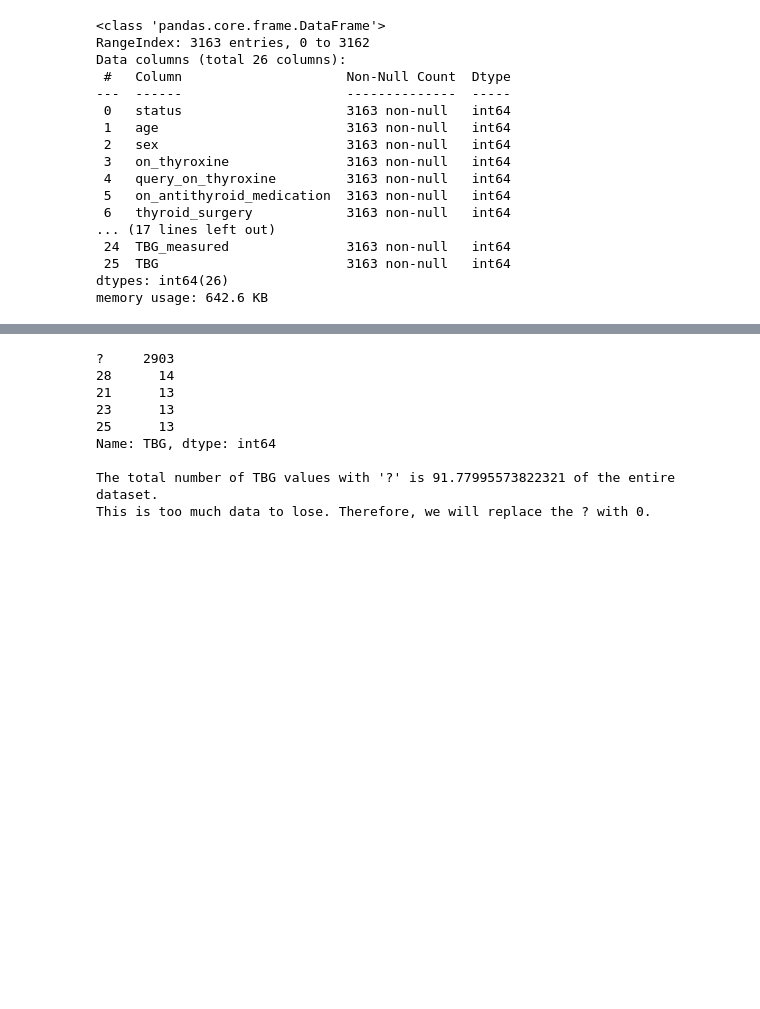
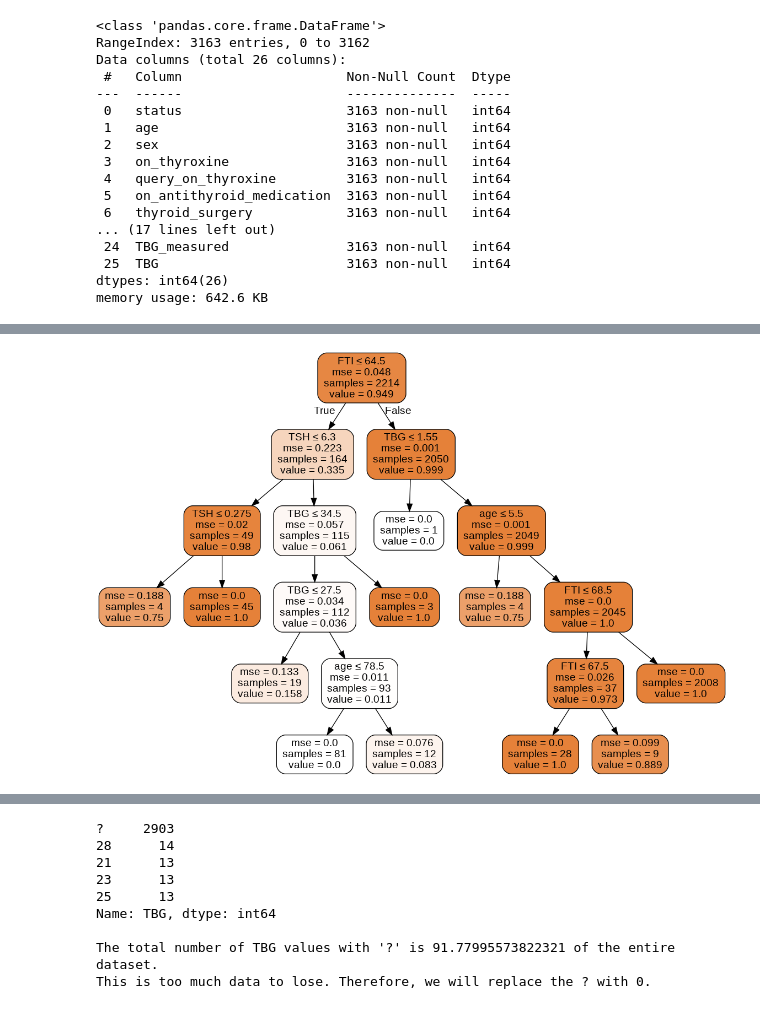
Before and after one commit to veronica1013/Test-for-Hypothyroidism, a Jupyter notebook: Moringa_Data_Science_Core_Module2_W8_Independent_Project_2021_10_Veronica_Isiaho_Python_Notebook_ipynb.ipynb, the cells around one changed output, grey strips where cells are left out. Drawn from its saved outputs; the diff is of its cells as text; code cells hidden in the pictures; blank space fills up the shorter version.

```diff
--- a/Moringa_Data_Science_Core_Module2_W8_Independent_Project_2021_10_Veronica_Isiaho_Python_Notebook_ipynb.ipynb
+++ b/Moringa_Data_Science_Core_Module2_W8_Independent_Project_2021_10_Veronica_Isiaho_Python_Notebook_ipynb.ipynb
@@ -410,0 +518,18 @@ data_df.shape
+# %%
+# Predict hit target of an employee, based on their attendance record
+from sklearn.tree import DecisionTreeRegressor
+from sklearn.model_selection import train_test_split
+
+# Split the independent and dependent variables
+# y label is the status variable from the encoded dataframe (encoding_df) to enable calculate RMSE
+# but all the x lables are from the original dataframe (data_df)
+y = encoding_df['status'].values
+
+# select the test features
+test_features = ['age', 'TSH', 'T3', 'TT4', 'T4U', 'FTI', 'TBG']
+
+# X variables
+X = data_df[test_features].values
+
+# Train using 70% of the data.
+X_train, X_test, y_train, y_test = train_test_split(X, y, test_size=0.3, random_state=0)
@@ -410,0 +575,13 @@ data_df.shape
+# %%
+# Retrain the model by Creating a decision tree classifier with a maximum depth of 5 and min_samples_split of 30
+tree = DecisionTreeRegressor(min_samples_split = 30, max_depth=5)
+
+# Train it on our training set.
+tree = tree.fit(X_train, y_train)
+
+# Predict based on the model we've trained
+y_pred = tree.predict(X_test)
+
+comparison_frame = pd.DataFrame({'Actual': y_test.flatten(), 'Predicted': y_pred.flatten()})
+
+comparison_frame.describe()
@@ -410,0 +611,15 @@ data_df.shape
+# %%
+from sklearn.tree import export_graphviz
+from sklearn.externals.six import StringIO
+from IPython.display import Image
+import pydotplus
+
+dot_data = StringIO()
+export_graphviz(tree, out_file=dot_data,
+                filled=True, rounded=True,
+                special_characters=True,feature_names = test_features)
+graph = pydotplus.graph_from_dot_data(dot_data.getvalue())
+graph.write_png('hypothyroidism_status.png')
+Image(graph.create_png())
+# %% [output]
+[figure, added]
```
Also changed, not shown: parts of 34 cells of this notebook.
